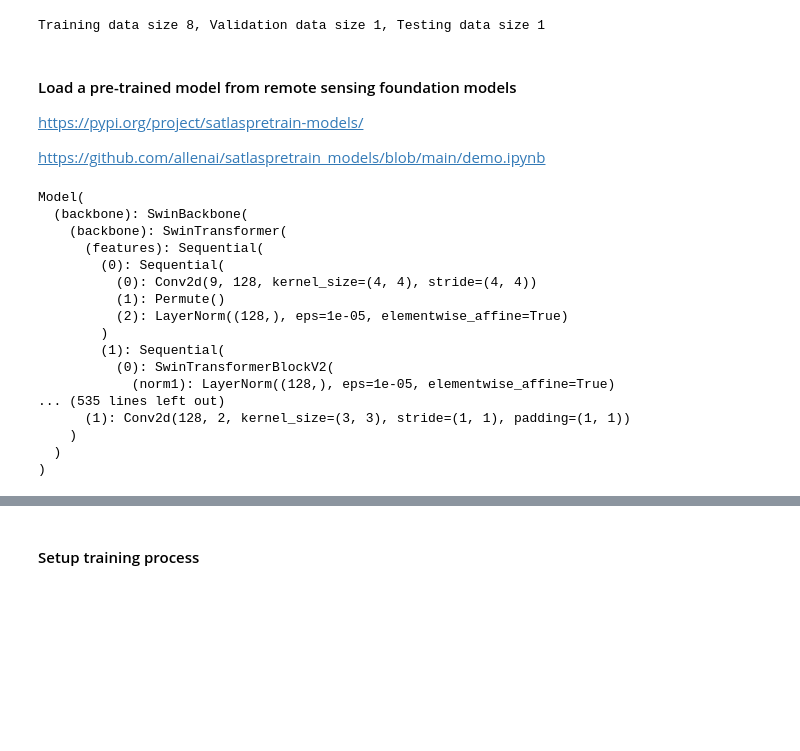
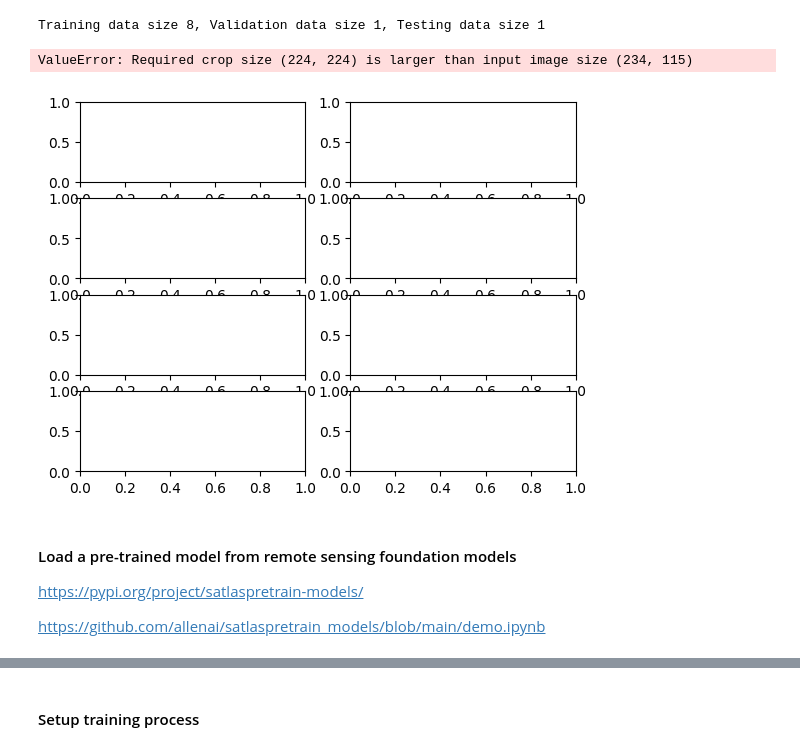
Before and after one commit to Runan-Duan/Wildfire_Detection, a Jupyter notebook: dataset_for_training.ipynb, the cells around one changed output, grey strips where cells are left out. Saved outputs shown, nothing was run; the diff lists cells and outputs as text; code cells hidden in the pictures; blank space fills up the shorter version.

```diff
--- a/dataset_for_training.ipynb
+++ b/dataset_for_training.ipynb
@@ -183,9 +185,9 @@ class FireDataset(Dataset):
                 # Replace nan with nearest non-nan values
                 indices = ndimage.distance_transform_edt(mask, return_distances=False, return_indices=True)
                 band = band[tuple(indices)]
-                norm_data[idx] = (bands[idx] - np.min(bands[idx])) / (np.max(bands[idx]) - np.min(bands[idx]))
-            filled_data[idx] = norm_data
 
+            band = (band - np.min(band)) / (np.max(band) - np.min(band))
+            filled_data[idx] = band
 
         return filled_data
 
@@ -199,15 +201,15 @@ class FireDataset(Dataset):
             img_data = img.read().astype(np.float32)
             profile = img.profile
             img_data[img_data == img.nodata] = np.nan
-            img = self.fillnan(img_path)
+            img_data = self.fillnan(img_data)
         with rio.open(mask_path) as mask:
             mask_data = mask.read()
 
         img_tensor = self.mapping(img_data)
         mask_tensor = torch.from_numpy(mask_data).long().squeeze()
 
-        if self.transform:
-            img_tensor = self.transform(img_tensor)
+        if self.transforms:
+            img_tensor = self.transforms(img_tensor)
 
         return img_tensor, mask_tensor
 
@@ -223,28 +225,35 @@ class FireDataset(Dataset):
         out[1] = B3  # Green
         out[2] = B2  # Blue
         out[6] = B8  # NIR
-        out[8] = B12
+        out[8] = B12 # SWIR
 
         return torch.from_numpy(out).float()
 # %%
 ## Create dataloader
 transform_train = transforms.Compose([
             transforms.RandomCrop(224, padding=4),
-            transforms.RandomVerticalFlip(),
-            transforms.Normalize(
-            mean = [0.485, 0.456, 0.406],
-            std = [0.229, 0.224, 0.225]),
-        ])
-
-transform_val = transforms.Compose([
-            transforms.Normalize(
-            mean = [0.485, 0.456, 0.406],
-            std = [0.229, 0.224, 0.225]),
-        ])
+            transforms.RandomVerticalFlip()
+            ])
 
 train_dataset = FireDataset(img_dir=img_dir, mask_dir=mask_dir, img_list=train_data, transforms=transform_train)
-val_dataset = FireDataset(img_dir=img_dir, mask_dir=mask_dir, img_list=val_data, transforms=transform_val)
+val_dataset = FireDataset(img_dir=img_dir, mask_dir=mask_dir, img_list=val_data, transforms=None)
 test_dataset = FireDataset(img_dir=img_dir, mask_dir=mask_dir, img_list=test_data, transforms=None)
+# %%
+# Visualize few samples
+fig, ax = plt.subplots(4, 2)
+for i, ax in enumerate(ax.flat):
+    data, target = train_dataset[i]
+
+    image = data.numpy()
+    target = target.numpy()
+
+    ax.set_title(f"Region {i}")
+    ax.imshow(image)
+
+plt.show()
+# %% [output]
+ValueError: Required crop size (224, 224) is larger than input image size (234, 115)
+[figure, added]
 # %%
 batch_size = 16
 num_workers = 4
@@ -271,25 +280,3 @@ model = weights_manager.get_pretrained_model(model_identifier="Sentinel2_SwinB_S
                                              num_categories=2,
                                              head=satlaspretrain_models.Head.SEGMENT,
                                              device=device)
-# %%
-# Check the model architecture
-# https://github.com/allenai/satlas/blob/main/ModelArchitecture.md
-model
-# %% [output]
-Model(
-  (backbone): SwinBackbone(
-    (backbone): SwinTransformer(
-      (features): Sequential(
-        (0): Sequential(
-          (0): Conv2d(9, 128, kernel_size=(4, 4), stride=(4, 4))
-          (1): Permute()
-          (2): LayerNorm((128,), eps=1e-05, elementwise_affine=True)
-        )
-        (1): Sequential(
-          (0): SwinTransformerBlockV2(
-            (norm1): LayerNorm((128,), eps=1e-05, elementwise_affine=True)
-... (535 lines left out)
-      (1): Conv2d(128, 2, kernel_size=(3, 3), stride=(1, 1), padding=(1, 1))
-    )
-  )
-)
```
Also changed, not shown: parts of 9 cells of this notebook, 50 other files.
